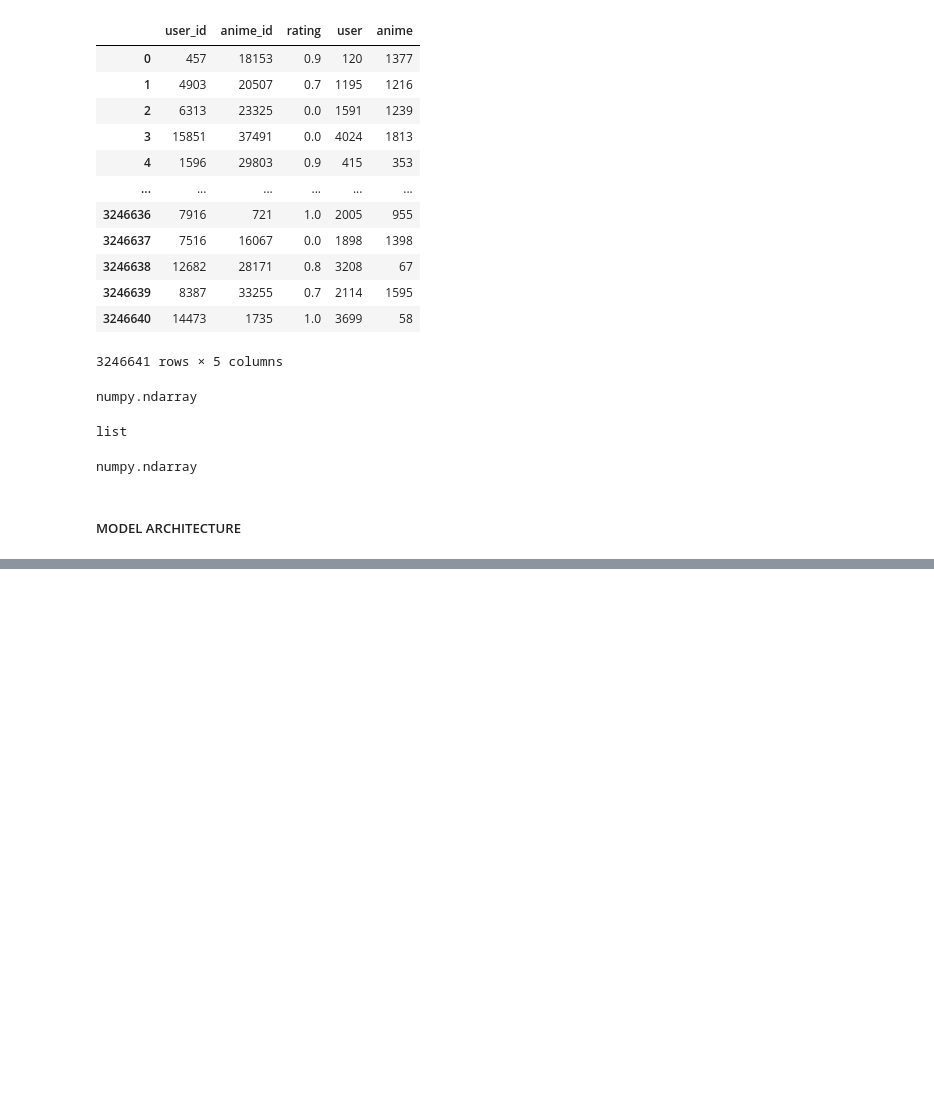
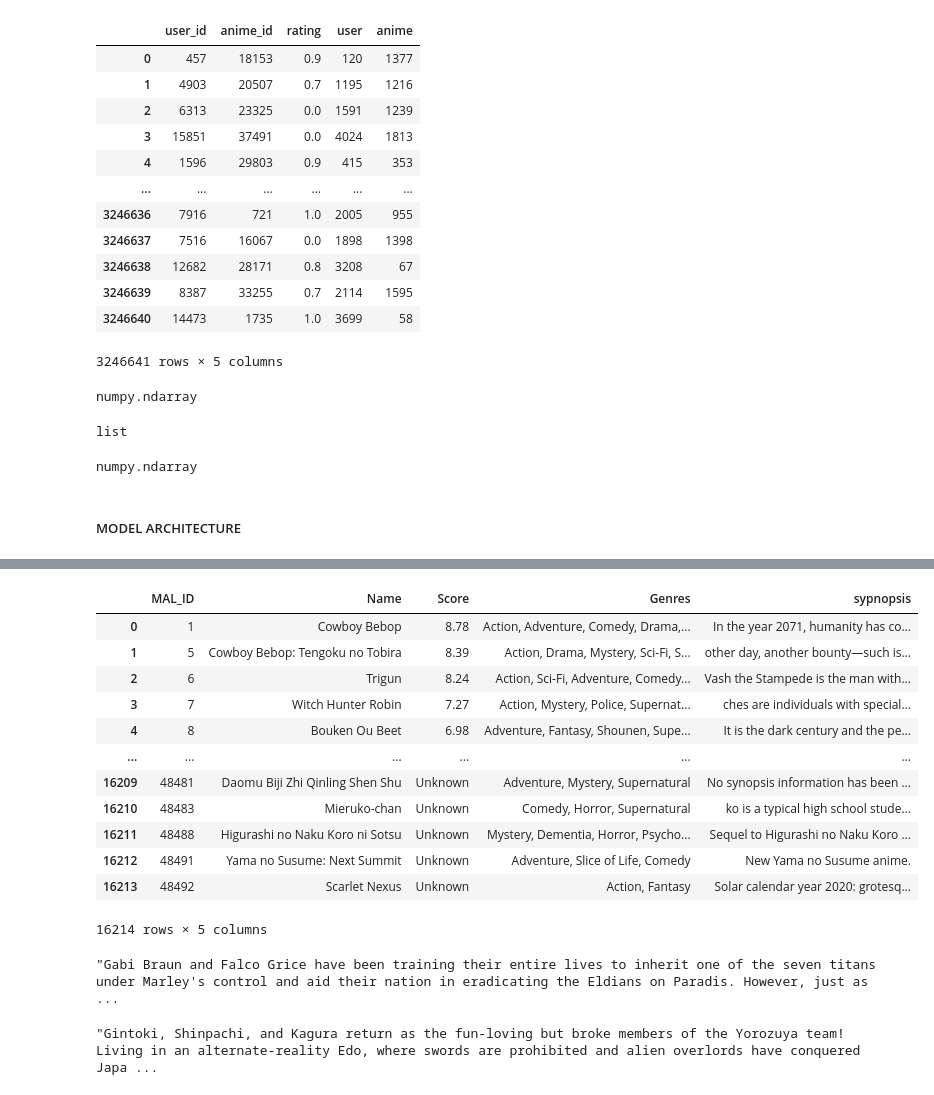
Before and after one commit to AmanK2006/Anime_Recommender_System, a Jupyter notebook: notebooks/anime.ipynb, the cells around one changed output, grey strips where cells are left out. Saved outputs shown, nothing was run; the diff lists cells and outputs as text; code cells hidden in the pictures; blank space fills up the shorter version.

```diff
--- a/notebooks/anime.ipynb
+++ b/notebooks/anime.ipynb
@@ -193,0 +512,18 @@ numpy.ndarray
+# %%
+synopsis_df = pd.read_csv(r"C:\Users\amann\Aman\Aman\MLOPS\Project-2\Anime_Recommender_System\artifacts\raw\anime_with_synopsis[1].csv", low_memory=True)
+# %%
+synopsis_df
+# %% [output]
+|  | MAL_ID | Name | Score | Genres | sypnopsis |
+| 0 | 1 | Cowboy Bebop | 8.78 | Action, Adventure, Comedy, Drama,... | In the year 2071, humanity has co... |
+| 1 | 5 | Cowboy Bebop: Tengoku no Tobira | 8.39 | Action, Drama, Mystery, Sci-Fi, S... | other day, another bounty—such is... |
+| 2 | 6 | Trigun | 8.24 | Action, Sci-Fi, Adventure, Comedy... | Vash the Stampede is the man with... |
+| 3 | 7 | Witch Hunter Robin | 7.27 | Action, Mystery, Police, Supernat... | ches are individuals with special... |
+| 4 | 8 | Bouken Ou Beet | 6.98 | Adventure, Fantasy, Shounen, Supe... | It is the dark century and the pe... |
+| ... | ... | ... | ... | ... | ... |
+| 16209 | 48481 | Daomu Biji Zhi Qinling Shen Shu | Unknown | Adventure, Mystery, Supernatural | No synopsis information has been ... |
+| 16210 | 48483 | Mieruko-chan | Unknown | Comedy, Horror, Supernatural | ko is a typical high school stude... |
+| 16211 | 48488 | Higurashi no Naku Koro ni Sotsu | Unknown | Mystery, Dementia, Horror, Psycho... | Sequel to Higurashi no Naku Koro ... |
+| 16212 | 48491 | Yama no Susume: Next Summit | Unknown | Adventure, Slice of Life, Comedy | New Yama no Susume anime. |
+| 16213 | 48492 | Scarlet Nexus | Unknown | Action, Fantasy | Solar calendar year 2020: grotesq... |
+16214 rows × 5 columns
@@ -193,0 +536,8 @@ numpy.ndarray
+# %%
+get_synopsis(40028, synopsis_df)
+# %% [output]
+"Gabi Braun and Falco Grice have been training their entire lives to inherit one of the seven titans under Marley's control and aid their nation in eradicating the Eldians on Paradis. However, just as ...
+# %%
+get_synopsis(28977, synopsis_df)
+# %% [output]
+"Gintoki, Shinpachi, and Kagura return as the fun-loving but broke members of the Yorozuya team! Living in an alternate-reality Edo, where swords are prohibited and alien overlords have conquered Japa ...
```
Also changed, not shown: parts of 43 cells of this notebook, 2 other files.
